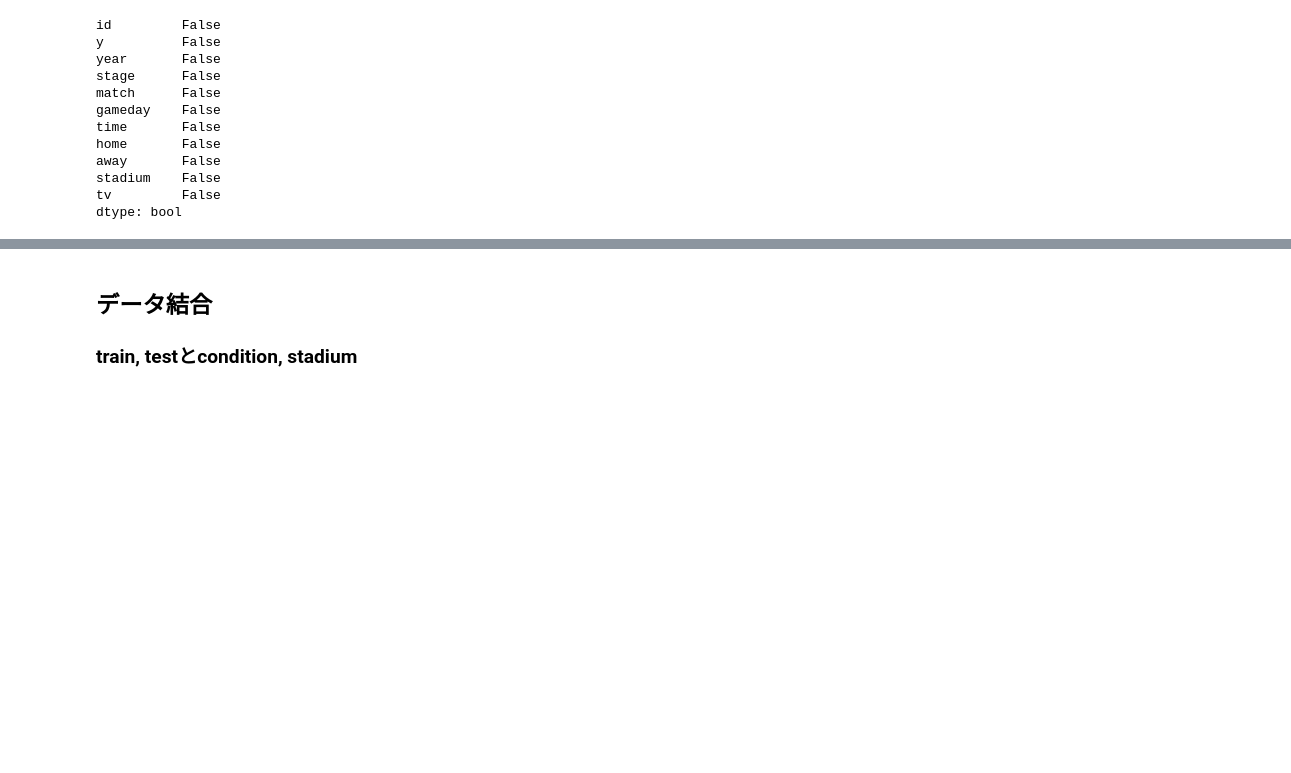
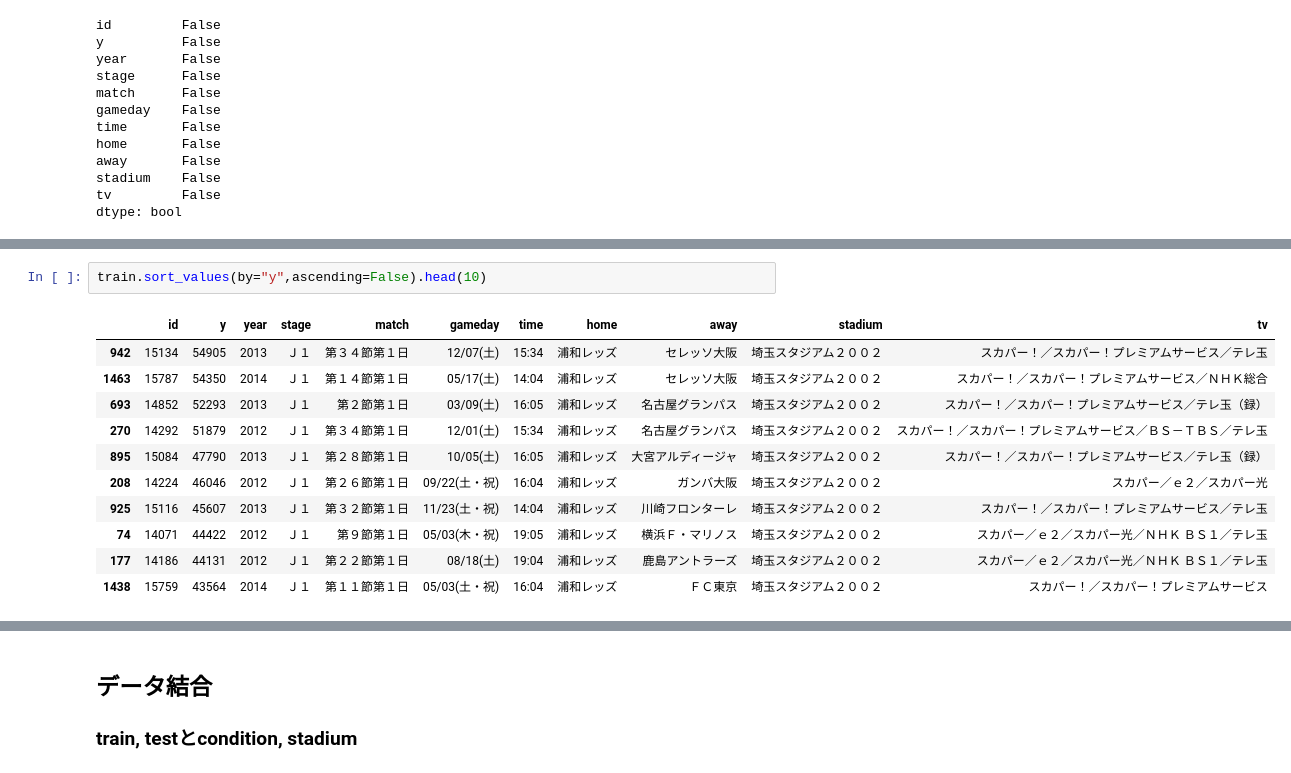
Before and after one commit to ixotech1/dstrainingclass, a Jupyter notebook: study/05/05_Merge_Sample.ipynb, the cells around one changed output, grey strips where cells are left out. Saved outputs shown, nothing was run; the diff lists cells and outputs as text; blank space fills up the shorter version.

```diff
--- a/study/05/05_Merge_Sample.ipynb
+++ b/study/05/05_Merge_Sample.ipynb
@@ -183,3 +185,17 @@ train["y"].quantile([0.05, 0.25, 0.5, 0.75, 0.95])
 0.75    13431.0
 0.95    26897.0
 Name: y, dtype: float64
+# %%
+train.sort_values(by="y",ascending=False).head(10)
+# %% [output]
+|  | id | y | year | stage | match | gameday | time | home | away | stadium | tv |
+| 942 | 15134 | 54905 | 2013 | Ｊ１ | 第３４節第１日 | 12/07(土) | 15:34 | 浦和レッズ | セレッソ大阪 | 埼玉スタジアム２００２ | スカパー！／スカパー！プレミアムサービス／テレ玉 |
+| 1463 | 15787 | 54350 | 2014 | Ｊ１ | 第１４節第１日 | 05/17(土) | 14:04 | 浦和レッズ | セレッソ大阪 | 埼玉スタジアム２００２ | スカパー！／スカパー！プレミアムサービス／ＮＨＫ総合 |
+| 693 | 14852 | 52293 | 2013 | Ｊ１ | 第２節第１日 | 03/09(土) | 16:05 | 浦和レッズ | 名古屋グランパス | 埼玉スタジアム２００２ | スカパー！／スカパー！プレミアムサービス／テレ玉（録） |
+| 270 | 14292 | 51879 | 2012 | Ｊ１ | 第３４節第１日 | 12/01(土) | 15:34 | 浦和レッズ | 名古屋グランパス | 埼玉スタジアム２００２ | スカパー！／スカパー！プレミアムサービス／ＢＳ－ＴＢＳ／テレ玉 |
+| 895 | 15084 | 47790 | 2013 | Ｊ１ | 第２８節第１日 | 10/05(土) | 16:05 | 浦和レッズ | 大宮アルディージャ | 埼玉スタジアム２００２ | スカパー！／スカパー！プレミアムサービス／テレ玉（録） |
+| 208 | 14224 | 46046 | 2012 | Ｊ１ | 第２６節第１日 | 09/22(土・祝) | 16:04 | 浦和レッズ | ガンバ大阪 | 埼玉スタジアム２００２ | スカパー／ｅ２／スカパー光 |
+| 925 | 15116 | 45607 | 2013 | Ｊ１ | 第３２節第１日 | 11/23(土・祝) | 14:04 | 浦和レッズ | 川崎フロンターレ | 埼玉スタジアム２００２ | スカパー！／スカパー！プレミアムサービス／テレ玉 |
+| 74 | 14071 | 44422 | 2012 | Ｊ１ | 第９節第１日 | 05/03(木・祝) | 19:05 | 浦和レッズ | 横浜Ｆ・マリノス | 埼玉スタジアム２００２ | スカパー／ｅ２／スカパー光／ＮＨＫ ＢＳ１／テレ玉 |
+| 177 | 14186 | 44131 | 2012 | Ｊ１ | 第２２節第１日 | 08/18(土) | 19:04 | 浦和レッズ | 鹿島アントラーズ | 埼玉スタジアム２００２ | スカパー／ｅ２／スカパー光／ＮＨＫ ＢＳ１／テレ玉 |
+| 1438 | 15759 | 43564 | 2014 | Ｊ１ | 第１１節第１日 | 05/03(土・祝) | 16:04 | 浦和レッズ | ＦＣ東京 | 埼玉スタジアム２００２ | スカパー！／スカパー！プレミアムサービス |
```
Also changed, not shown: parts of 10 cells of this notebook, 25 other files.
